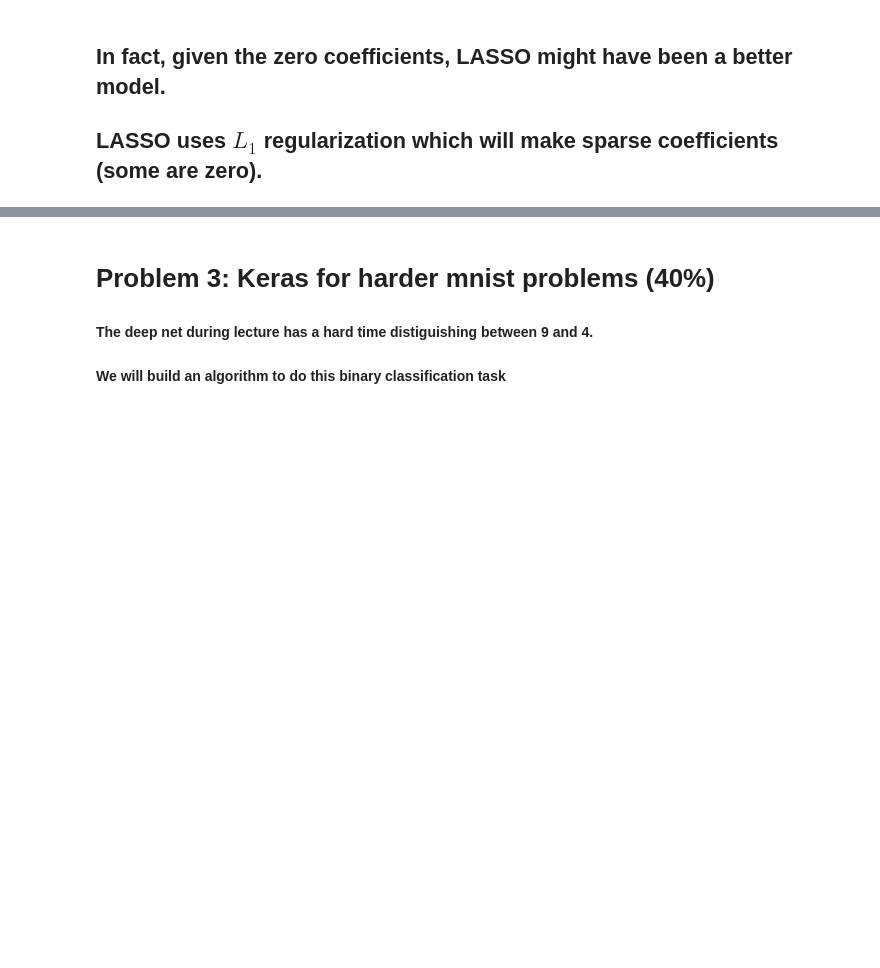
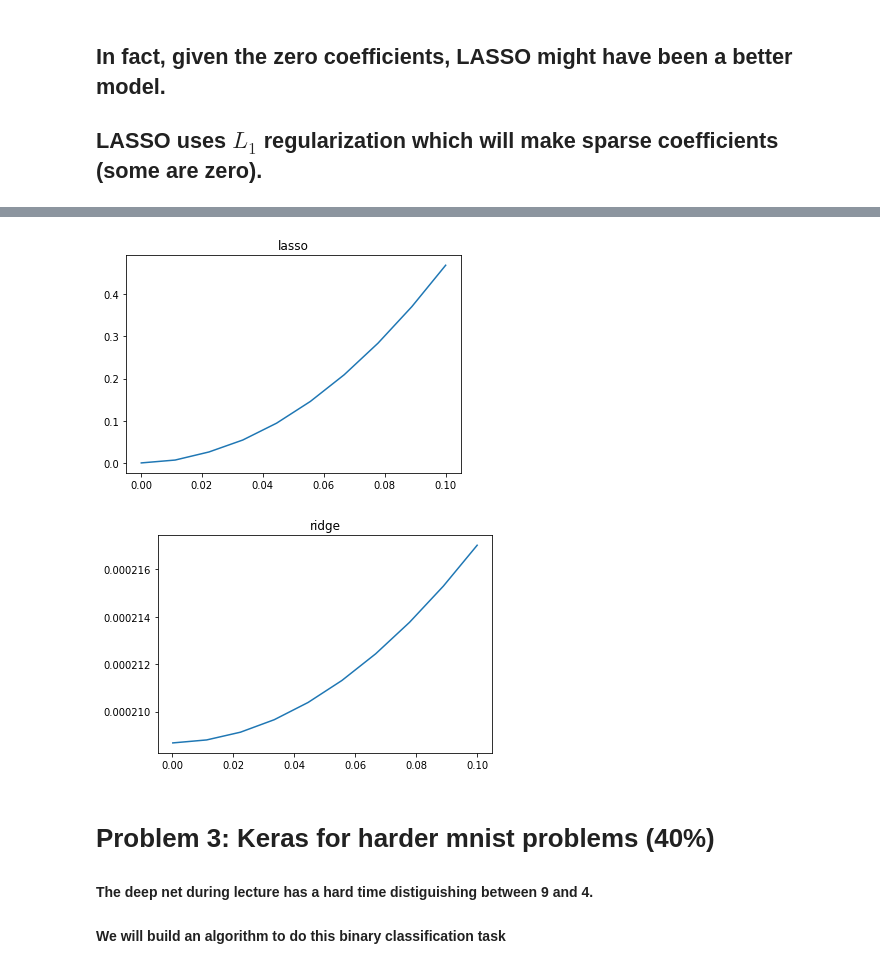
Before and after one commit to dansmith11235/ml_finance, a Jupyter notebook: hw1/H_homework_1.ipynb, the cells around one changed output, grey strips where cells are left out. Drawn from its saved outputs; the diff is of its cells as text; code cells hidden in the pictures; blank space fills up the shorter version.

```diff
--- a/hw1/H_homework_1.ipynb
+++ b/hw1/H_homework_1.ipynb
@@ -151,6 +226,10 @@ pd.Series(sklearn_lasso_coefs, name='lasso coefficients').to_frame().join(pd.Ser
 # %%
 # now do lasso with keras
+regularizer = l1_l2(l1=0.01, l2=0)
 
-#keras_lasso_model = ...
+input_data= Input(shape=(x_train.shape[1],))
+output = Dense(1, activation='linear', kernel_regularizer=regularizer)(input_data)
+keras_lasso_model = Model(input_data, output)
+keras_lasso_model.compile(optimizer=RMSprop(lr=2e-3, decay=1e-5), loss='mse', metrics=['accuracy'])
 # don't forget to compile the model
-plot_model_in_notebook(keras_lasso_model)
+# plot_model_in_notebook(keras_lasso_model)
@@ -160,3 +236,6 @@ plot_model_in_notebook(keras_lasso_model)
+# %%
+keras_lasso_model.fit(x_train, y_train, epochs=1000, batch_size=256, verbose=False, shuffle=True)
+keras_lasso_coefs = keras_lasso_model.layers[1].get_weights()[0].flatten()
 # %%
 # compare all the coefficients
 pd.concat([
@@ -170,2 +258,33 @@ pd.concat([
 # %%
 # TODO(find optimal regularization paramter) ?
+# %%
+# Iterate throught different reg alpha and observe results...
+# Looking at out of sample performance is a bit of look ahead.
+# Can uncomment to score using the squared diff of weights
+
+mse_out_sample_score = True  # Set to true to look at out of sample MSE
+
+res_df = pd.DataFrame()
+for l in np.linspace(1e-4, 0.1, 10):
+    lasso = Lasso(alpha=l).fit(x_train, y_train)#.coef_
+    ridge = Ridge(alpha=l).fit(x_train, y_train)#.coef_
+#     score_l = np.sum((lasso - coefs)**2)
+#     score_r = np.sum((ridge - coefs)**2)
+    if mse_out_sample_score:
+        score_l = mean_squared_error(y_test, lasso.predict(x_test))
+        score_r = mean_squared_error(y_test, ridge.predict(x_test))
+    else:
+        score_l = mean_squared_error(y_train, lasso.predict(x_train))
+        score_r = mean_squared_error(y_train, ridge.predict(x_train))
+    res_df.loc[l, "Lasso"] = score_l
+    res_df.loc[l, "Ridge"] = score_r
+
+
+
+res_df['Lasso'].plot(title="lasso")
+plt.show()
+res_df['Ridge'].plot(title="ridge")
+plt.show()
+# %% [output]
+[figure, added]
+[figure, added]
```
Also changed, not shown: parts of 33 cells of this notebook.
